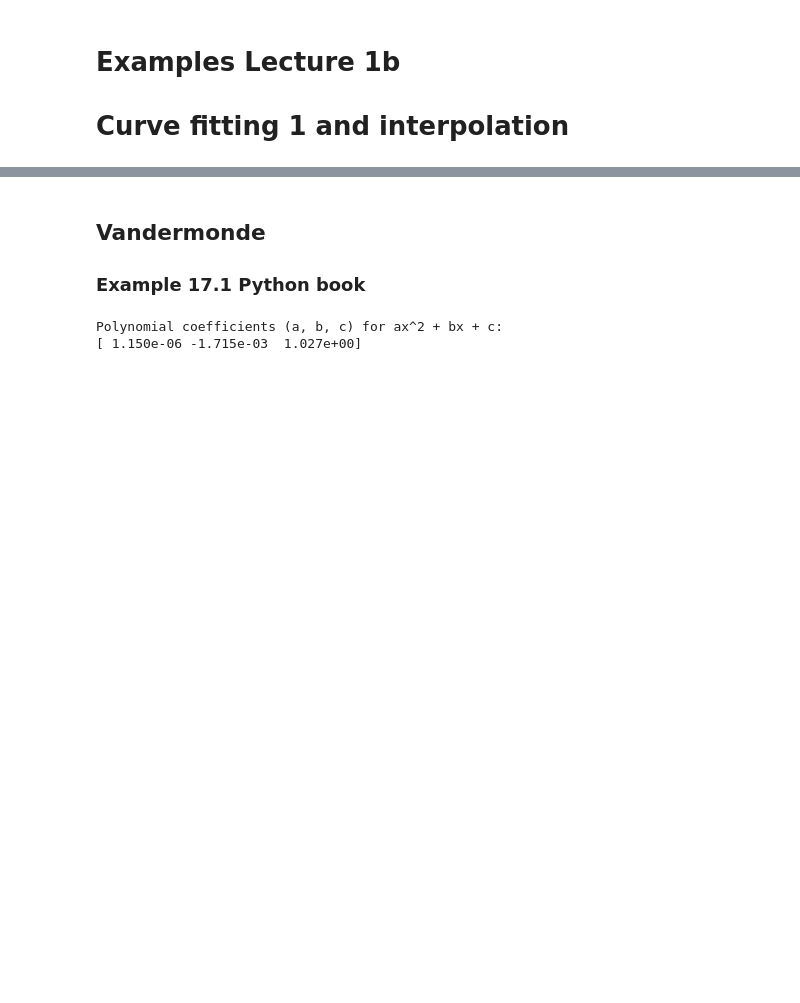
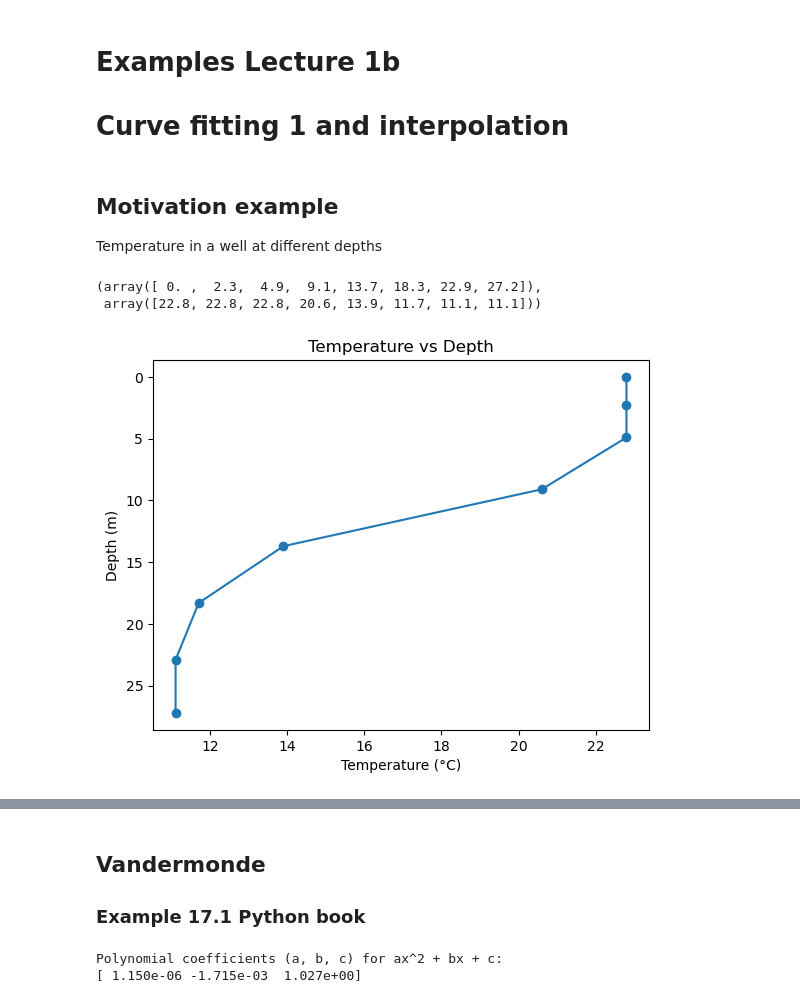
Before and after one commit to dtrad/goph420_class, a Jupyter notebook: examples/lecture1b.ipynb, the cells around one changed output, grey strips where cells are left out. Cells and saved outputs as stored; diff of their text form; code cells hidden in the pictures; blank space fills up the shorter version.

```diff
--- a/examples/lecture1b.ipynb
+++ b/examples/lecture1b.ipynb
@@ -1,3 +1,36 @@
 # %% [markdown]
 # Examples Lecture 1b
 # Curve fitting 1 and interpolation
+# %% [markdown]
+## Motivation example
+Temperature in a well at different depths
+# %%
+# please format the following table to read in python using numpy
+import numpy as np
+data = np.array([
+0,22.8,
+2.3,22.8,
+4.9,22.8,
+9.1,20.6,
+13.7,13.9,
+18.3,11.7,
+22.9,11.1,
+27.2,11.1]).T
+# %%
+z=data[0::2]
+T=data[1::2]
+z, T
+# %% [output]
+(array([ 0. ,  2.3,  4.9,  9.1, 13.7, 18.3, 22.9, 27.2]),
+ array([22.8, 22.8, 22.8, 20.6, 13.9, 11.7, 11.1, 11.1]))
+# %%
+# rotate the plot below to make the depth axis vertical but keep z as the independent variable
+import matplotlib.pyplot as plt
+plt.plot(T, z, 'o-')  # plot with depth on vertical axis
+plt.xlabel('Temperature (°C)')
+plt.ylabel('Depth (m)')
+plt.title('Temperature vs Depth')
+plt.gca().invert_yaxis()  # Depth increases downward
+plt.show()
+# %% [output]
+[figure, added]
```
Also changed, not shown: parts of 16 cells of this notebook.
